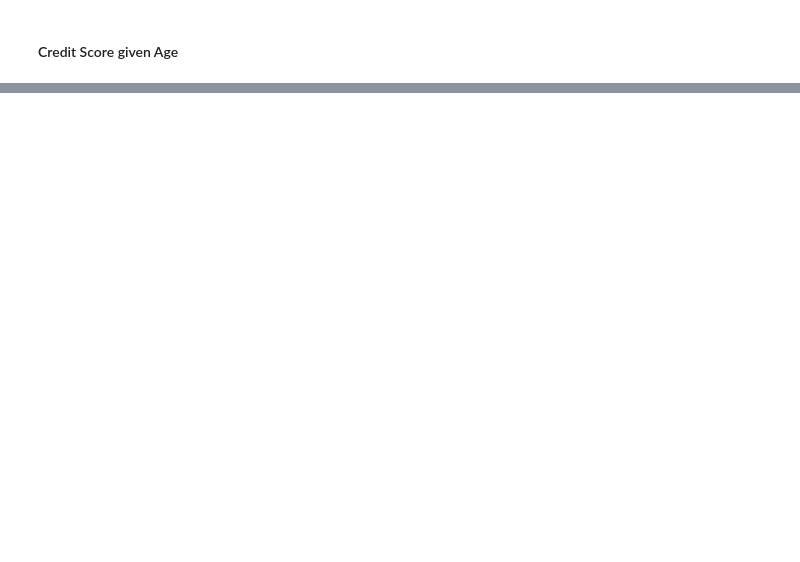
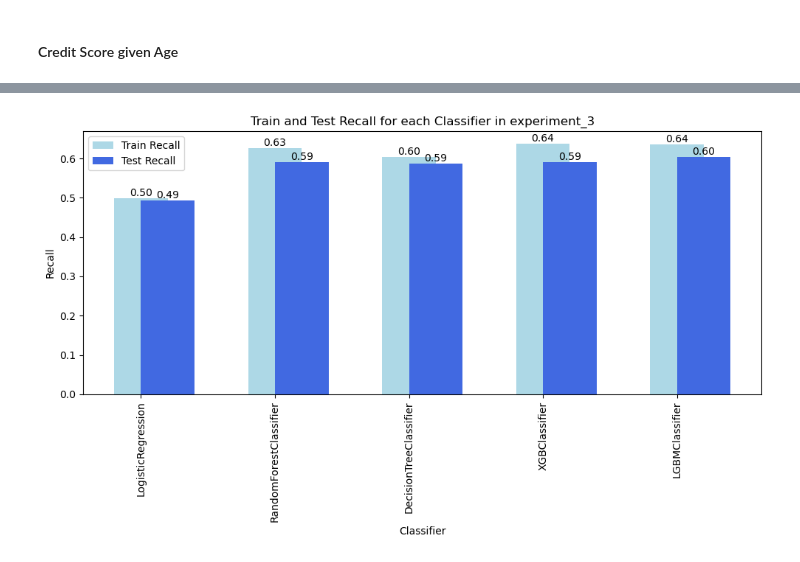
Before and after one commit to PiotrMurawski93/Projekt, a Jupyter notebook: Projekt_final.ipynb, the cells around one changed output, grey strips where cells are left out. Drawn from its saved outputs; the diff is of its cells as text; code cells hidden in the pictures; blank space fills up the shorter version.

```diff
--- a/Projekt_final.ipynb
+++ b/Projekt_final.ipynb
@@ -680,18 +427,3 @@ def run_experiments_hyperparameter(preprocessor, classifiers, pipeline, experime
-# %%
-def evaluate_best_classifiers(best_classifiers, X_test=X_test, y_test=y_test):
-    results = []
-    for classifier_name, model in best_classifiers.items():
-        y_pred_test = model.predict(X_test)
-        recall_test = recall_score(y_test, y_pred_test)
-        precision_test = precision_score(y_test, y_pred_test)
-        f1_test = f1_score(y_test, y_pred_test)
-        roc_auc_test = roc_auc_score(y_test, y_pred_test)
-
-        results.append([classifier_name, recall_test, precision_test, f1_test, roc_auc_test])
-
-    results_df_final = pd.DataFrame(results, columns=['Classifier', 'Test Recall', 'Test Precision', 'Test F1', 'Test ROC AUC'])
-
-    return results_df_final
 # %% [markdown]
 ### **Experiment 1** *Base Classifiers*
 # %%
@@ -1228,0 +870,4 @@ https://www.investopedia.com/terms/c/churnrate.asp
+# %%
+evaluation_df = evaluate_best_classifiers(best_calssifiers_2, X_test=X_test, y_test=y_test)
+# %%
+final_df = pd.merge(results_df_exp_2, evaluation_df, on='Classifier' )
@@ -1228,0 +883,31 @@ https://www.investopedia.com/terms/c/churnrate.asp
+# %%
+#showing results of each classfier on grpah for train and test
+
+
+classifiers = final_df['Classifier'].unique()
+train_recalls = final_df['Train F1']
+test_recalls = final_df['Test F1']
+
+x = range(len(classifiers))
+
+
+plt.figure(figsize=(10, 6))
+
+bar1 = plt.bar(x, train_recalls, width=0.4, label='Train Recall', color='#add8e6', align='center')
+bar2 = plt.bar(x, test_recalls, width=0.4, label='Test Recall', color='#4169e1', align='edge')
+
+plt.xlabel('Classifier')
+plt.ylabel('Recall')
+plt.title('Train and Test Recall for each Classifier in experiment_3')
+plt.xticks(x, classifiers, rotation='vertical')
+
+# Adding numbers on top of the bars
+for rect in bar1 + bar2:
+    height = rect.get_height()
+    plt.text(rect.get_x() + rect.get_width() / 2.0, height, f'{height:.2f}', ha='center', va='bottom')
+
+plt.legend()
+plt.tight_layout()
+plt.show()
+# %% [output]
+[figure, added]
```
Also changed, not shown: parts of 133 cells of this notebook.
